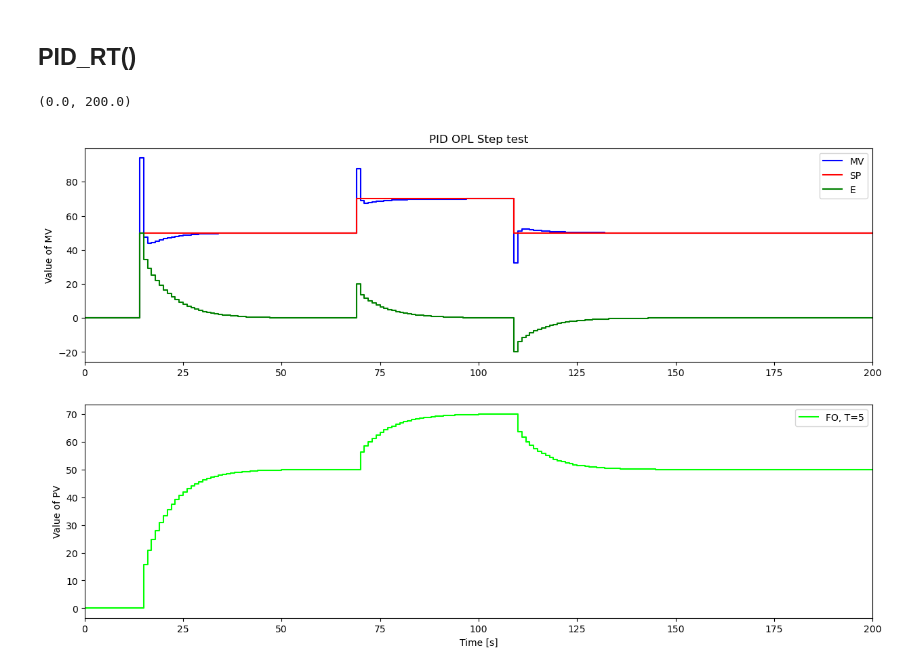
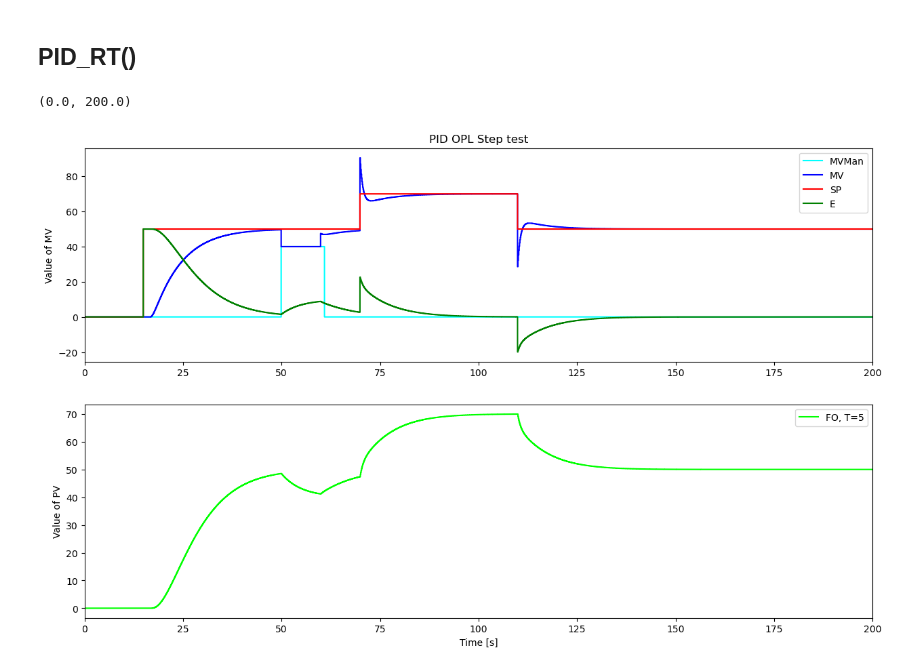
Before and after one commit to ARTHURVANBELLE/Control_Theory, a Jupyter notebook: package_LAB.ipynb, the cells around one changed output. Saved outputs shown, nothing was run; the diff lists cells and outputs as text; code cells hidden in the pictures.

```diff
--- a/package_LAB.ipynb
+++ b/package_LAB.ipynb
@@ -76,18 +76,20 @@ plt.xlim([0, TSim])
 ## PID_RT()
 # %%
 TSim = 200
-Ts = 1
+Ts = 0.1
 N = int(TSim/Ts) + 1
 
 # Path for MV
 MVPath = {0: 0, 15: 1, TSim: 1}
 SPPath = {0:0, 15:50, 70:70, 110:50, TSim:50}
+MVManPath = {0:0, 50:40, 61:0, TSim:0}
+ManPath = {0:0, 50:1, 60:0, TSim:0}
 
 t = []
 MV = [0]
 SP = []
 PV = []
-Man = [False]
+Man = []
 MVMan = []
 MVFF = []
 MVP = []
@@ -107,7 +109,7 @@ theta_pExp = 4.386
 MVMin = 0
 MVMax = 100
 E = []
-ManFF=False
+ManFF=True
 PVInit=0
 method='EBD-EBD'
 
@@ -116,32 +118,35 @@ method='EBD-EBD'
 for i in range(0,N):
     t.append(i*Ts)
     #SelectPath_RT(MVPath,t,MV)
     SelectPath_RT(SPPath,t,SP)
+    SelectPath_RT(MVManPath,t,MVMan)
+    SelectPath_RT(ManPath,t,Man)
 
-    PID_RT(SP, PV, Man, MVMan, MVFF, Kc, Ti, Td, alpha, Ts, MVMin, MVMax, MV, MVP, MVI, MVD, E)
+    PID_RT(SP, PV, Man, MVMan, MVFF, Kc, Ti, Td, alpha, Ts, MVMin, MVMax, MV, MVP, MVI, MVD, E, ManFF)
 
     FO_RT(MV,Kp,5,Ts,PV)
 
 
 
 plt.figure(figsize = (15,9))
 
 plt.subplot(2,1,1)
+plt.step(t,MVMan,'cyan',label='MVMan',where='pre')
 plt.step(t,MV,'b-',label='MV',where='pre')
 plt.step(t,SP,'r-',label='SP',where='pre')
 plt.step(t,E,'g-',label='E',where='pre')
 plt.ylabel('Value of MV')
 plt.title('PID OPL Step test')
 plt.legend(loc='best')
 plt.xlim([0, TSim])
 
 plt.subplot(2,1,2)
 plt.step(t,PV,'lime',label='FO, T=5',where='post')
 #plt.step(t,PV_TRAP,'springgreen',label='First order response plus delay (TRAP)',where='post')
 plt.ylabel('Value of PV')
 plt.xlabel('Time [s]')
 plt.legend(loc='best')
 plt.xlim([0, TSim])
 # %% [output]
 (0.0, 200.0)
-[figure, old version]
+[figure, new version]
```
Also changed, not shown: 1 other file.
